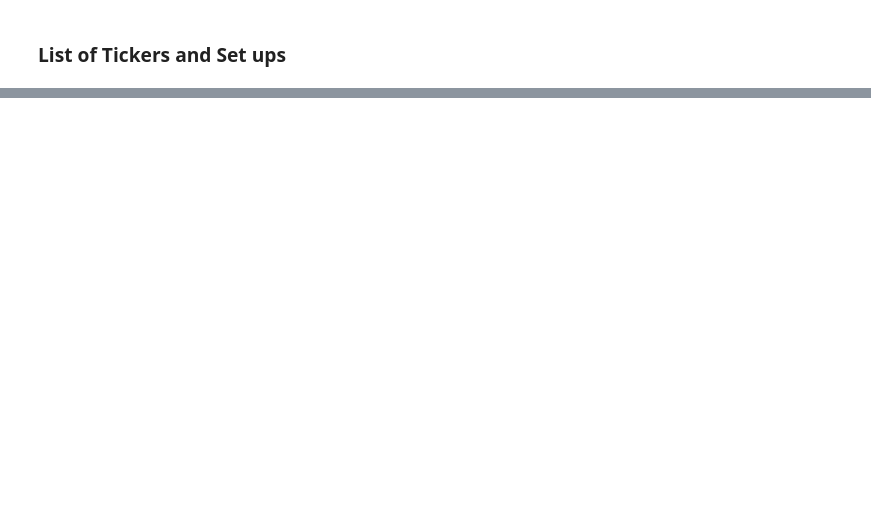
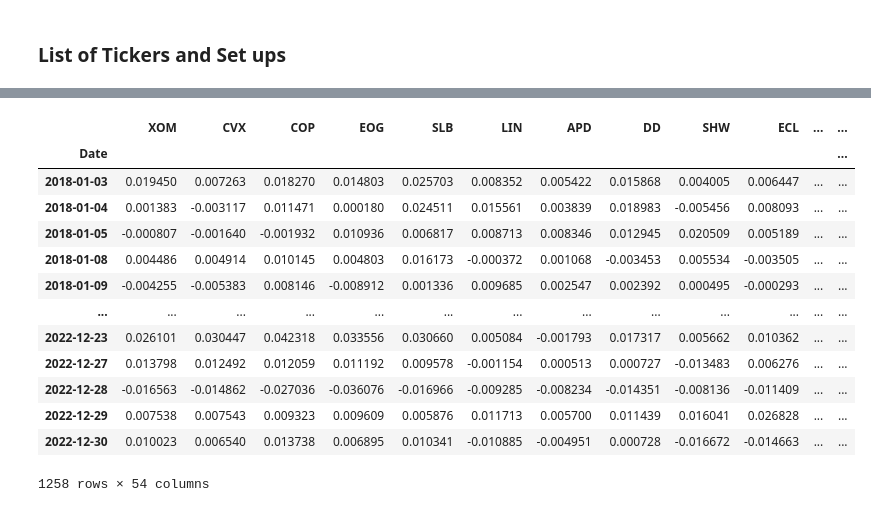
Before and after one commit to Junbili/CMSC-35300-Final-Project, a Jupyter notebook: Reference_Belantari.ipynb, the cells around one changed output, grey strips where cells are left out. Drawn from its saved outputs; the diff is of its cells as text; code cells hidden in the pictures; blank space fills up the shorter version.

```diff
--- a/Reference_Belantari.ipynb
+++ b/Reference_Belantari.ipynb
@@ -167,0 +175,25 @@ returns = stock_data.pct_change().dropna()
+# %%
+success =  ["XOM","CVX","COP","EOG","SLB","LIN","APD","DD","SHW","ECL",
+             "HON","GE","BA","CAT","MMM","AMZN","HD","DIS","MCD","SBUX",
+             "PG","KO","PEP","WMT","MO","JNJ","UNH","PFE","MRK","ABT",
+             "JPM","BAC","WFC","C","GS","AAPL","MSFT","NVDA","INTC","CSCO",
+             "VZ","T","NFLX","CMCSA","DUK","NEE","SO","AEP","EXC",
+             "PLD","EQIX","SPG","PSA","O"]
+
+
+# Function to get and clean individual stock data
+def get_clean_price(ticker):
+    try:
+        df = yf.download(ticker, start=start_date, end=end_date)['Close']
+        df = df.ffill().bfill()  # Forward-fill then backward-fill
+        return df
+    except Exception as e:
+        print(f"Failed to load {ticker}: {e}")
+        return None
+
+price_dict = {
+    ticker: get_clean_price(ticker)
+    for ticker in success
+}
+
+price_dict = {k: v for k, v in price_dict.items() if v is not None}
@@ -167,0 +218,22 @@ returns = stock_data.pct_change().dropna()
+# %%
+combined_prices = pd.concat(price_dict.values(), axis=1, join='inner')
+combined_prices.columns = list(price_dict.keys())
+
+# Log returns
+rets_all = np.log(combined_prices / combined_prices.shift(1)).dropna()
+rets_all
+# %% [output]
+|  | XOM | CVX | COP | EOG | SLB | LIN | APD | DD | SHW | ECL | ... | ... |
+| Date |  |  |  |  |  |  |  |  |  |  |  | ... |
+| 2018-01-03 | 0.019450 | 0.007263 | 0.018270 | 0.014803 | 0.025703 | 0.008352 | 0.005422 | 0.015868 | 0.004005 | 0.006447 | ... | ... |
+| 2018-01-04 | 0.001383 | -0.003117 | 0.011471 | 0.000180 | 0.024511 | 0.015561 | 0.003839 | 0.018983 | -0.005456 | 0.008093 | ... | ... |
+| 2018-01-05 | -0.000807 | -0.001640 | -0.001932 | 0.010936 | 0.006817 | 0.008713 | 0.008346 | 0.012945 | 0.020509 | 0.005189 | ... | ... |
+| 2018-01-08 | 0.004486 | 0.004914 | 0.010145 | 0.004803 | 0.016173 | -0.000372 | 0.001068 | -0.003453 | 0.005534 | -0.003505 | ... | ... |
+| 2018-01-09 | -0.004255 | -0.005383 | 0.008146 | -0.008912 | 0.001336 | 0.009685 | 0.002547 | 0.002392 | 0.000495 | -0.000293 | ... | ... |
+| ... | ... | ... | ... | ... | ... | ... | ... | ... | ... | ... | ... | ... |
+| 2022-12-23 | 0.026101 | 0.030447 | 0.042318 | 0.033556 | 0.030660 | 0.005084 | -0.001793 | 0.017317 | 0.005662 | 0.010362 | ... | ... |
+| 2022-12-27 | 0.013798 | 0.012492 | 0.012059 | 0.011192 | 0.009578 | -0.001154 | 0.000513 | 0.000727 | -0.013483 | 0.006276 | ... | ... |
+| 2022-12-28 | -0.016563 | -0.014862 | -0.027036 | -0.036076 | -0.016966 | -0.009285 | -0.008234 | -0.014351 | -0.008136 | -0.011409 | ... | ... |
+| 2022-12-29 | 0.007538 | 0.007543 | 0.009323 | 0.009609 | 0.005876 | 0.011713 | 0.005700 | 0.011439 | 0.016041 | 0.026828 | ... | ... |
+| 2022-12-30 | 0.010023 | 0.006540 | 0.013738 | 0.006895 | 0.010341 | -0.010885 | -0.004951 | 0.000728 | -0.016672 | -0.014663 | ... | ... |
+1258 rows × 54 columns
```
Also changed, not shown: parts of 6 cells of this notebook, 1 other file.
